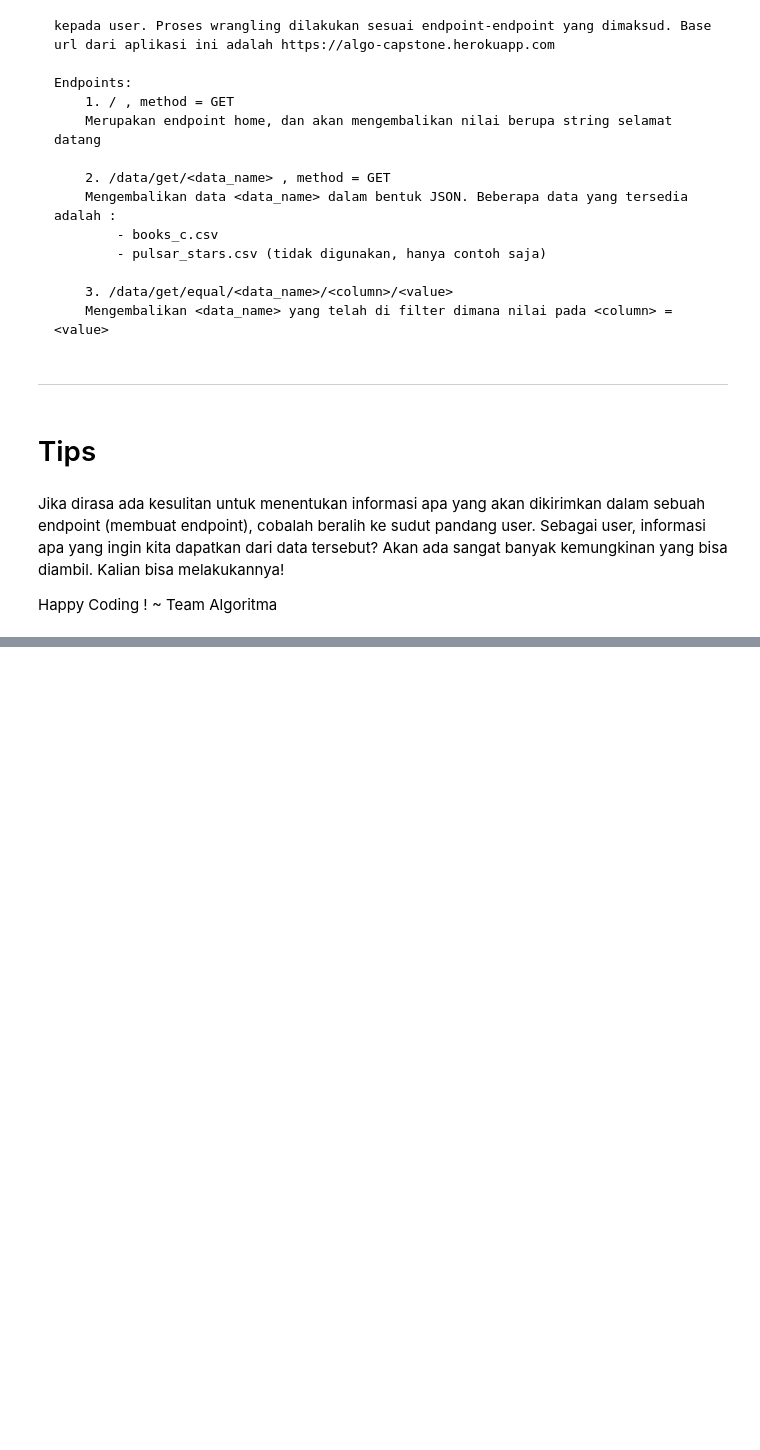
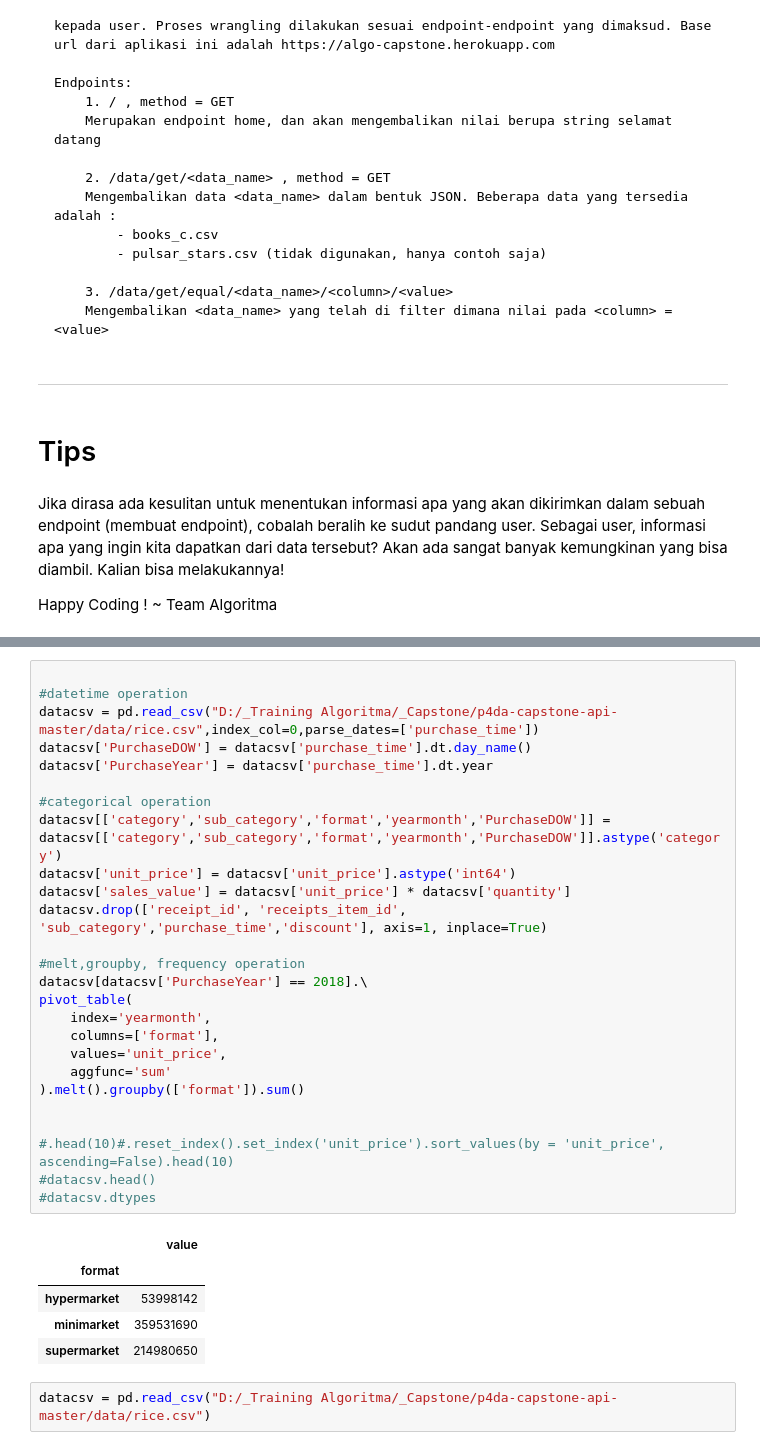
Before and after one commit to IrwanKurniawaan/AlgortimaCapstone, a Jupyter notebook: Capstone Guideline.ipynb, the cells around one changed output, grey strips where cells are left out. Drawn from its saved outputs; the diff is of its cells as text; blank space fills up the shorter version.

```diff
--- a/Capstone Guideline.ipynb
+++ b/Capstone Guideline.ipynb
@@ -430,0 +448,34 @@ Happy Coding !
+# %%
+
+#datetime operation
+datacsv = pd.read_csv("D:/_Training Algoritma/_Capstone/p4da-capstone-api-master/data/rice.csv",index_col=0,parse_dates=['purchase_time'])
+datacsv['PurchaseDOW'] = datacsv['purchase_time'].dt.day_name()
+datacsv['PurchaseYear'] = datacsv['purchase_time'].dt.year
+
+#categorical operation
+datacsv[['category','sub_category','format','yearmonth','PurchaseDOW']] = datacsv[['category','sub_category','format','yearmonth','PurchaseDOW']].astype('category')
+datacsv['unit_price'] = datacsv['unit_price'].astype('int64')
+datacsv['sales_value'] = datacsv['unit_price'] * datacsv['quantity']
+datacsv.drop(['receipt_id', 'receipts_item_id', 'sub_category','purchase_time','discount'], axis=1, inplace=True)
+
+#melt,groupby, frequency operation
+datacsv[datacsv['PurchaseYear'] == 2018].\
+pivot_table(
+    index='yearmonth',
+    columns=['format'],
+    values='unit_price',
+    aggfunc='sum'
+).melt().groupby(['format']).sum()
+
+
+#.head(10)#.reset_index().set_index('unit_price').sort_values(by = 'unit_price', ascending=False).head(10)
+#datacsv.head()
+#datacsv.dtypes
+# %% [output]
+|  | value |
+| format |  |
+| hypermarket | 53998142 |
+| minimarket | 359531690 |
+| supermarket | 214980650 |
+# %%
+datacsv = pd.read_csv("D:/_Training Algoritma/_Capstone/p4da-capstone-api-master/data/rice.csv")
```
Also changed, not shown: parts of 9 cells of this notebook, 2 other files.
